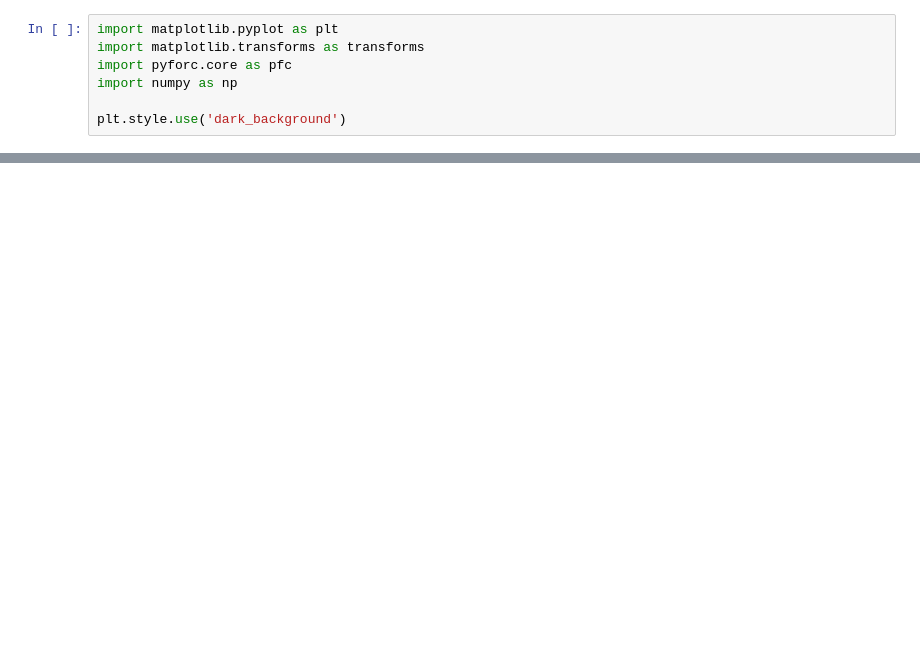
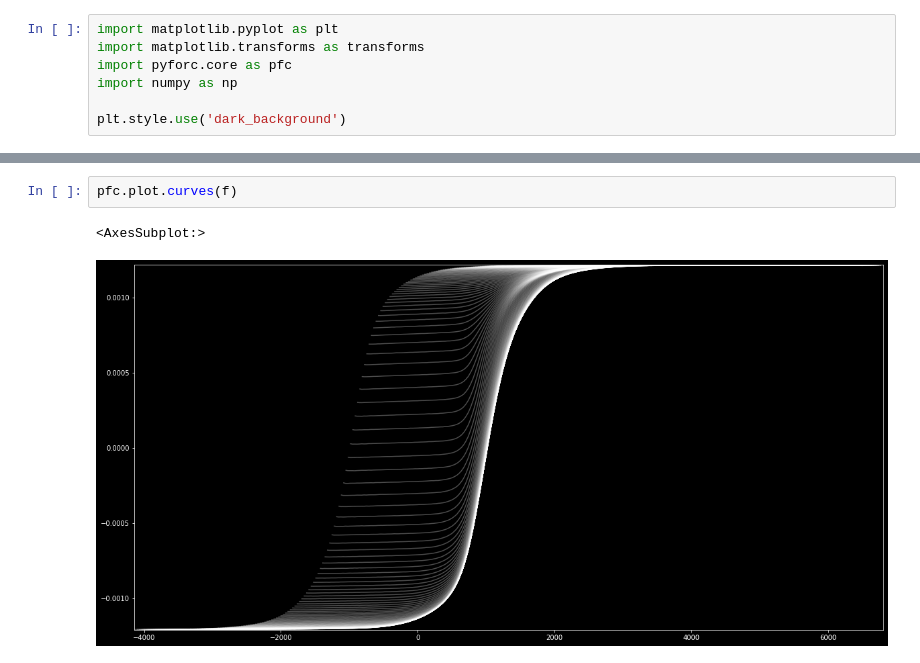
Before and after one commit to peytondmurray/pyforc, a Jupyter notebook: notebooks/plotting.ipynb, the cells around one changed output, grey strips where cells are left out. Saved outputs shown, nothing was run; the diff lists cells and outputs as text; blank space fills up the shorter version.

```diff
--- a/notebooks/plotting.ipynb
+++ b/notebooks/plotting.ipynb
@@ -48,0 +33,5 @@ array([[ 0.70710678, -0.70710678,  0.        ],
+# %%
+pfc.plot.curves(f)
+# %% [output]
+<AxesSubplot:>
+[figure, added]
```
Also changed, not shown: parts of 9 cells of this notebook, 3 other files.
